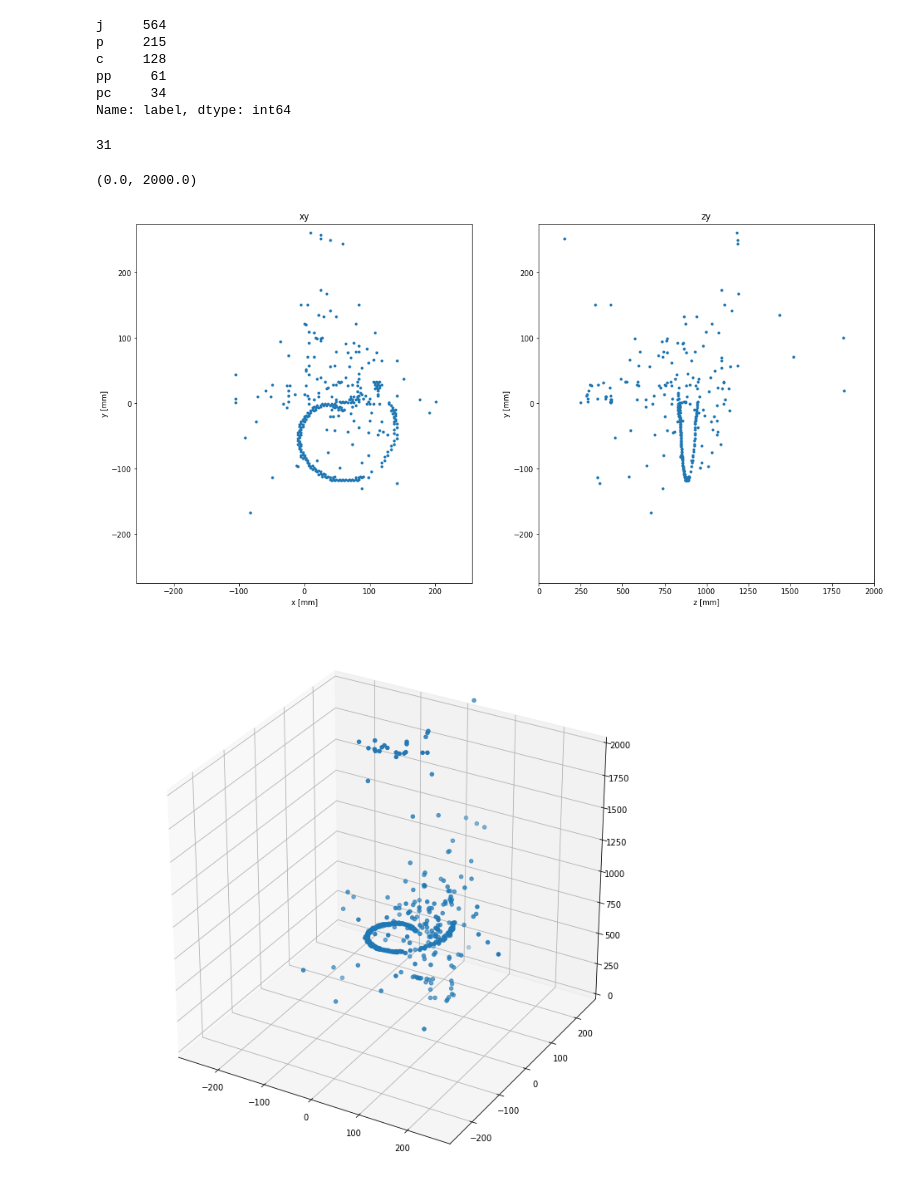
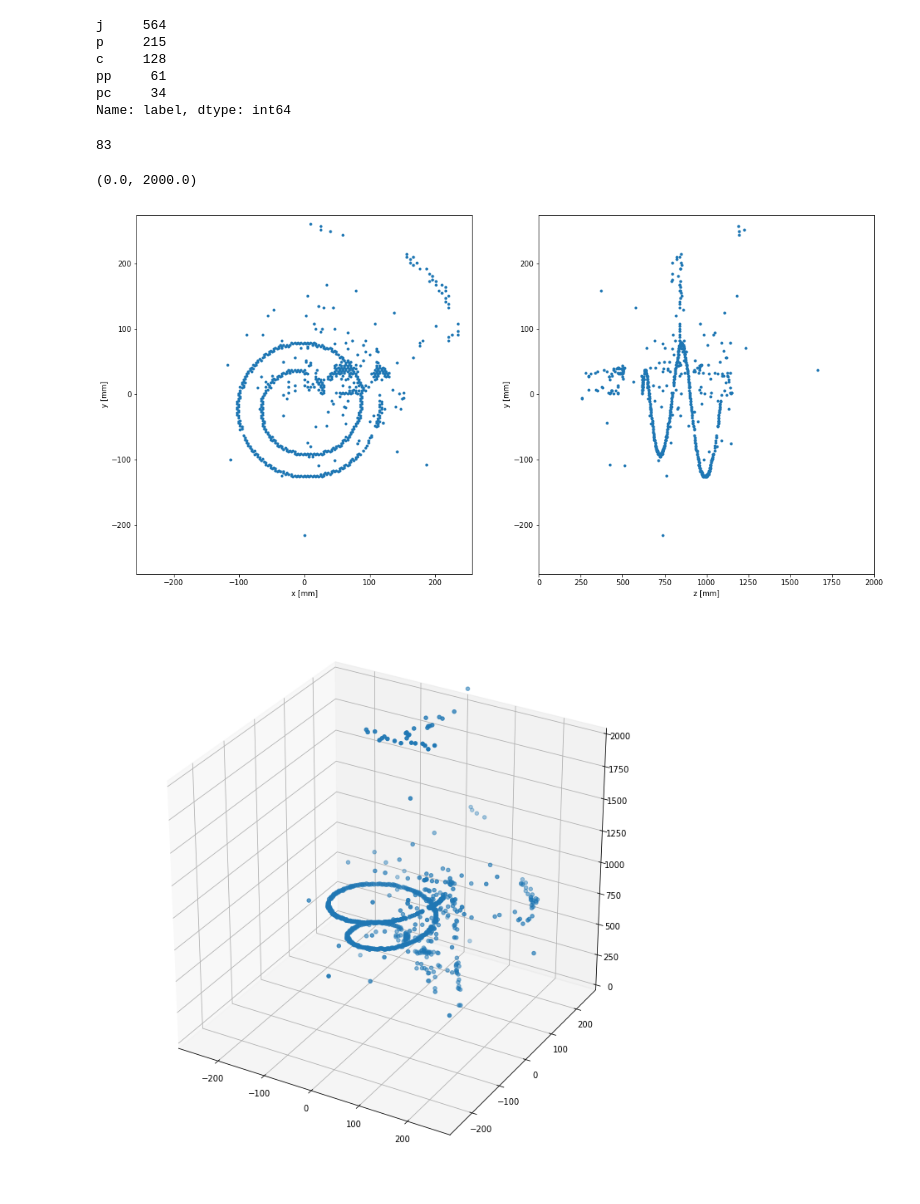
Before and after one commit to jtaylorz/attpc-event-classification, a Jupyter notebook: jupyter-notebooks/real-data-work/VisualizeLabeledData-MPK_testing_z.ipynb, the cells around one changed output. Drawn from its saved outputs; the diff is of its cells as text; code cells hidden in the pictures.

```diff
--- a/jupyter-notebooks/real-data-work/VisualizeLabeledData-MPK_testing_z.ipynb
+++ b/jupyter-notebooks/real-data-work/VisualizeLabeledData-MPK_testing_z.ipynb
@@ -51,7 +51,7 @@ Name: label, dtype: int64
 # %%
 i = 0
 # %%
-i += 1
+#i += 1
 
 print(p_indices[i])
 #specific event
@@ -64,38 +64,40 @@ fig, ax = plt.subplots(1, 2, figsize=(18, 9))
 
 ax[0].plot(xyzs[:,0], xyzs[:,1], '.')
 ax[0].axis('equal')
 
 ax[0].set_xlabel('x [mm]')
 ax[0].set_ylabel('y [mm]')
-ax[0].set_title('xy')
+#ax[0].set_title('xy')
 ax[0].set_xlim((-275, 275))
 ax[0].set_ylim((-275, 275))
 
 #######################################################################################################################
 ax[1].plot(xyzs[:,2], xyzs[:,1], '.')
 #ax[1].axis('equal')
 
 ax[1].set_xlabel('z [mm]')
 ax[1].set_ylabel('y [mm]')
-ax[1].set_title('zy')
+#ax[1].set_title('zy')
 ax[1].set_xlim((0, 2000))
 ax[1].set_ylim((-275, 275))
+
+#fig.savefig('../../plots/thesis/noise_run_0130_evt_83.png')
 
 #######################################################################################################################
 #plt.ylim((-275, 275))
 fig2 = plt.figure(figsize=(12,12))
 ax2 = fig2.add_subplot(111, projection="3d")
 ax2 = fig2.add_subplot(111, projection="3d")
 ax2.scatter(xyzs[:,0], xyzs[:,1], xyzs[:,2])
 ax2.axis('equal')
 ax2.set_xlim(-275., 275.)
 ax2.set_ylim(-275., 275.)
 ax2.set_zlim(0., 2000.)
 # %% [output]
-31
+83
 (0.0, 2000.0)
-[figure, old version]
+[figure, new version]
-[figure, old version]
+[figure, new version]
 # %%
 i += 1
 
```
Also changed, not shown: parts of 3 cells of this notebook, 2 other files.
